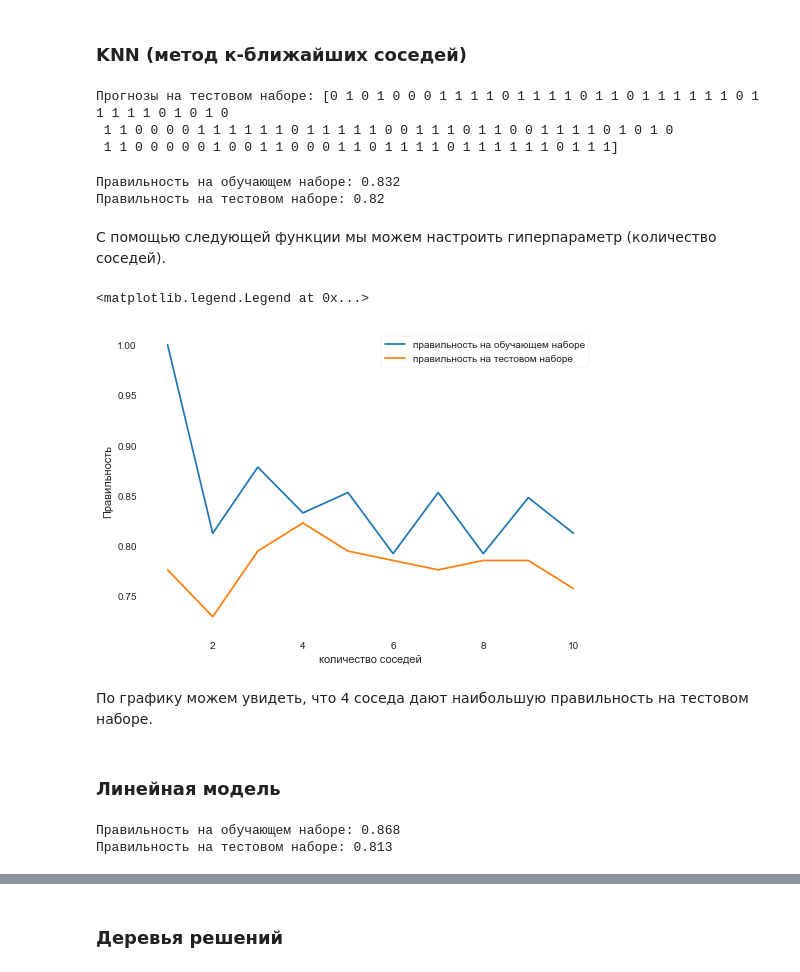
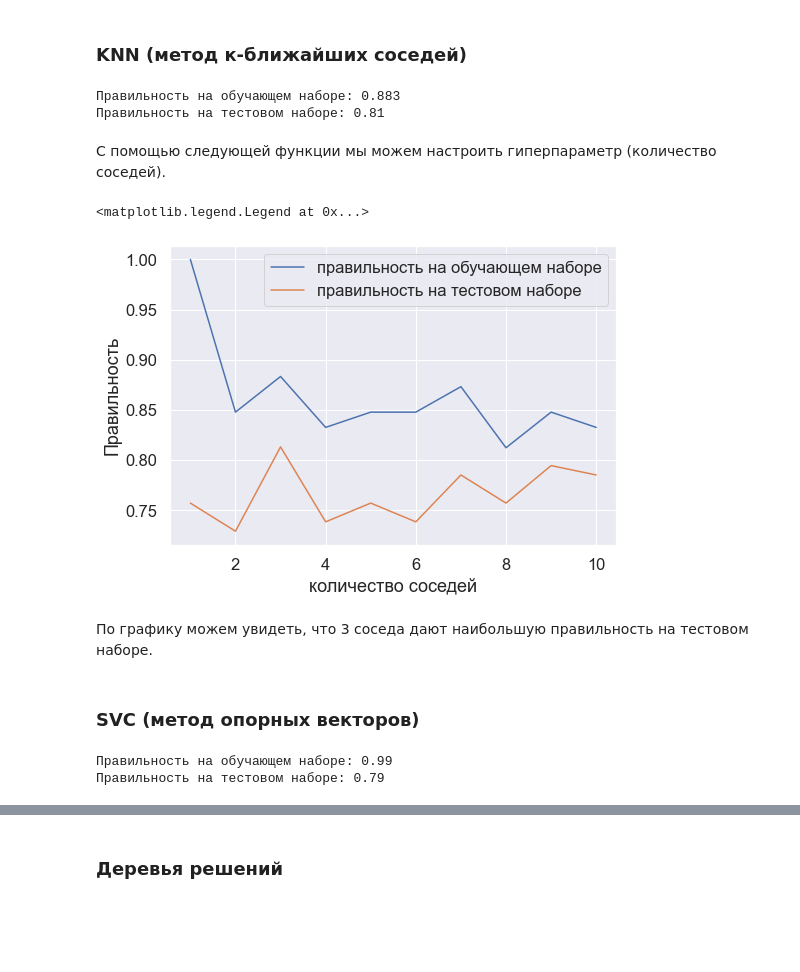
Before and after one commit to Maksim-Vasilev/onshore-offshore, a Jupyter notebook: Shelf.ipynb, the cells around one changed output, grey strips where cells are left out. Saved outputs shown, nothing was run; the diff lists cells and outputs as text; code cells hidden in the pictures; blank space fills up the shorter version.

```diff
--- a/Shelf.ipynb
+++ b/Shelf.ipynb
@@ -370,47 +374,41 @@ from sklearn.ensemble import GradientBoostingClassifier
 ### KNN (метод к-ближайших соседей)
 # %%
 # создаем переменную для KNN
-clf = KNeighborsClassifier(n_neighbors=4)
+knn = KNeighborsClassifier(n_neighbors=3)
-# %%
-# обучаем модель
-clf.fit(X_train, y_train)
-print("Прогнозы на тестовом наборе: {}".format(clf.predict(X_test)))
-# %% [output]
-Прогнозы на тестовом наборе: [0 1 0 1 0 0 0 1 1 1 1 0 1 1 1 1 0 1 1 0 1 1 1 1 1 1 0 1 1 1 1 1 0 1 0 1 0
- 1 1 0 0 0 0 1 1 1 1 1 1 0 1 1 1 1 1 0 0 1 1 1 0 1 1 0 0 1 1 1 1 0 1 0 1 0
- 1 1 0 0 0 0 0 1 0 0 1 1 0 0 0 1 1 0 1 1 1 1 0 1 1 1 1 1 1 0 1 1 1]
 # %%
-# выводим результаты на обучаюшем и тестовом наборе
-print("Правильность на обучающем наборе: {:.3f}".format(clf.score(X_train, y_train)))
-print("Правильность на тестовом наборе: {:.2f}".format(clf.score(X_test, y_test)))
+# обучаем модель и выводим результаты на обучаюшем и тестовом наборе
+knn.fit(X_train, y_train)
+
+print("Правильность на обучающем наборе: {:.3f}".format(knn.score(X_train, y_train)))
+print("Правильность на тестовом наборе: {:.2f}".format(knn.score(X_test, y_test)))
+
+f1_score_knn = knn.score(X_test, y_test)
 # %% [output]
-Правильность на обучающем наборе: 0.832
-Правильность на тестовом наборе: 0.82
+Правильность на обучающем наборе: 0.883
+Правильность на тестовом наборе: 0.81
 # %% [markdown]
 С помощью следующей функции мы можем настроить гиперпараметр (количество соседей).
 # %%
 training_accuracy = []
 test_accuracy = []
 # пробуем n_neighbors от 1 до 10
 neighbors_settings = range(1, 11)
 
 for n_neighbors in neighbors_settings:
  # строим модель
- clf = KNeighborsClassifier(n_neighbors=n_neighbors)
- clf.fit(X_train, y_train)
+ knn = KNeighborsClassifier(n_neighbors=n_neighbors)
+ knn.fit(X_train, y_train)
  # записываем правильность на обучающем наборе
- training_accuracy.append(clf.score(X_train, y_train))
+ training_accuracy.append(knn.score(X_train, y_train))
  # записываем правильность на тестовом наборе
- test_accuracy.append(clf.score(X_test, y_test))
+ test_accuracy.append(knn.score(X_test, y_test))
 plt.plot(neighbors_settings, training_accuracy, label="правильность на обучающем наборе")
 plt.plot(neighbors_settings, test_accuracy, label="правильность на тестовом наборе")
 plt.ylabel("Правильность")
 plt.xlabel("количество соседей")
 plt.legend()
 # %% [output]
 <matplotlib.legend.Legend at 0x...>
-[figure, old version]
+[figure, new version]
 # %% [markdown]
-По графику можем увидеть, что 4 соседа дают наибольшую правильность на тестовом наборе.
+По графику можем увидеть, что 3 соседа дают наибольшую правильность на тестовом наборе.
-# %% [markdown]
-### Линейная модель
@@ -421,7 +415,12 @@ from sklearn.svm import LinearSVC
+# %% [markdown]
+### SVC (метод опорных векторов)
 # %%
-logreg = LogisticRegression().fit(X_train, y_train)
-print("Правильность на обучающем наборе: {:.3f}".format(logreg.score(X_train, y_train)))
-print("Правильность на тестовом наборе: {:.3f}".format(logreg.score(X_test, y_test)))
+svc = SVC(C=1000)
+svc.fit(X_train, y_train)
+
+print("Правильность на обучающем наборе: {:.2f}".format(svc.score(X_train, y_train)))
+print("Правильность на тестовом наборе: {:.2f}".format(svc.score(X_test, y_test)))
+f1_score_svc = svc.score(X_test, y_test)
 # %% [output]
-Правильность на обучающем наборе: 0.868
-Правильность на тестовом наборе: 0.813
+Правильность на обучающем наборе: 0.99
+Правильность на тестовом наборе: 0.79
```
Also changed, not shown: parts of 28 cells of this notebook.
